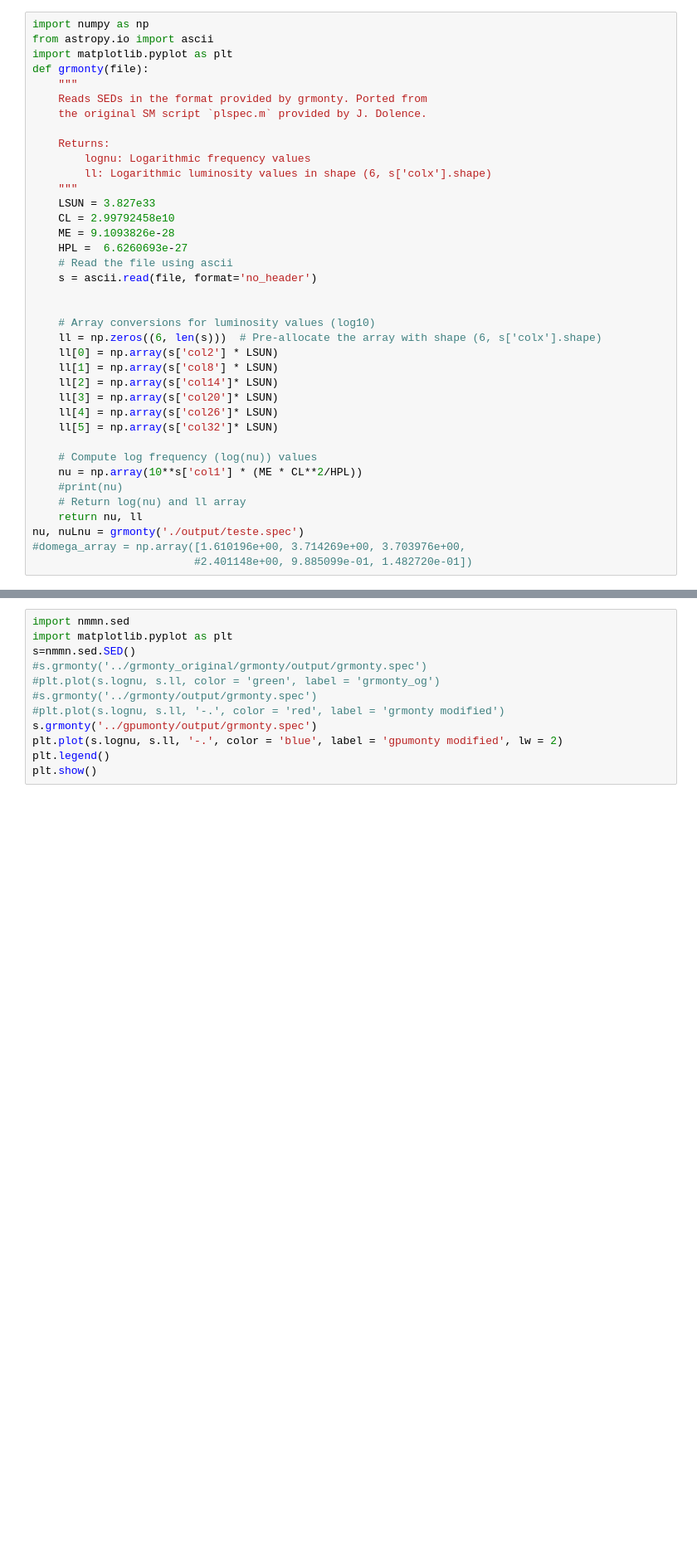
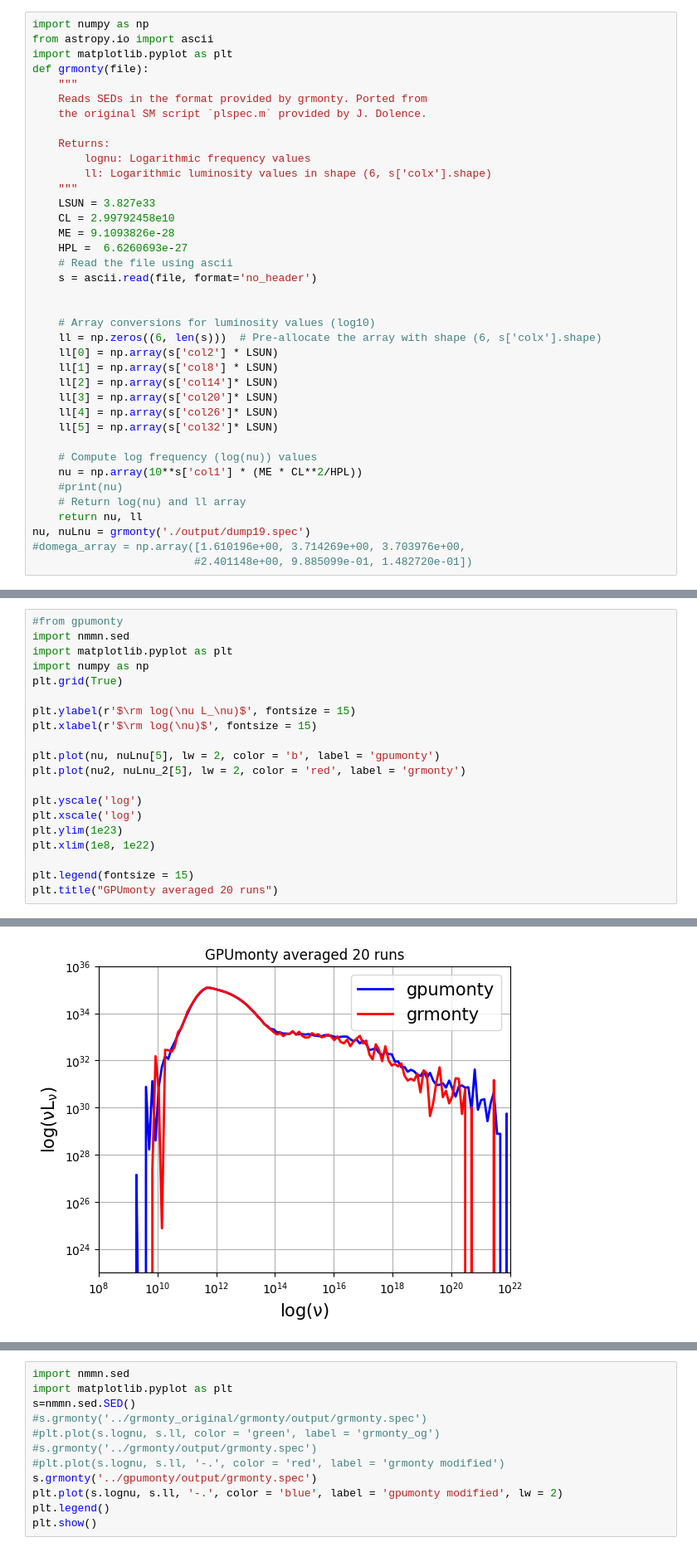
Before and after one commit to black-hole-group/gpumonty, a Jupyter notebook: Untitled.ipynb, the cells around one changed output, grey strips where cells are left out. Shown at 83% size. Saved outputs shown, nothing was run; the diff lists cells and outputs as text; blank space fills up the shorter version.

```diff
--- a/Untitled.ipynb
+++ b/Untitled.ipynb
@@ -33,6 +33,6 @@ def grmonty(file):
     #print(nu)
     # Return log(nu) and ll array
     return nu, ll
-nu, nuLnu = grmonty('./output/teste.spec')
+nu, nuLnu = grmonty('./output/dump19.spec')
 #domega_array = np.array([1.610196e+00, 3.714269e+00, 3.703976e+00,
                          #2.401148e+00, 9.885099e-01, 1.482720e-01])
@@ -76,0 +77,21 @@ nu_gr, nuLnu_gr = grmonty('../grmonty/grmonty.spec')
+# %%
+#from gpumonty
+import nmmn.sed
+import matplotlib.pyplot as plt
+import numpy as np
+plt.grid(True)
+
+plt.ylabel(r'$\rm log(\nu L_\nu)$', fontsize = 15)
+plt.xlabel(r'$\rm log(\nu)$', fontsize = 15)
+
+plt.plot(nu, nuLnu[5], lw = 2, color = 'b', label = 'gpumonty')
+plt.plot(nu2, nuLnu_2[5], lw = 2, color = 'red', label = 'grmonty')
+
+plt.yscale('log')
+plt.xscale('log')
+plt.ylim(1e23)
+plt.xlim(1e8, 1e22)
+
+plt.legend(fontsize = 15)
+plt.title("GPUmonty averaged 20 runs")
+# %% [output]
@@ -77,3 +99,4 @@ nu_gr, nuLnu_gr = grmonty('../grmonty/grmonty.spec')
+[figure, added]
 # %%
 #from gpumonty
 import nmmn.sed
```
Also changed, not shown: parts of 4 cells of this notebook, 9 other files.
